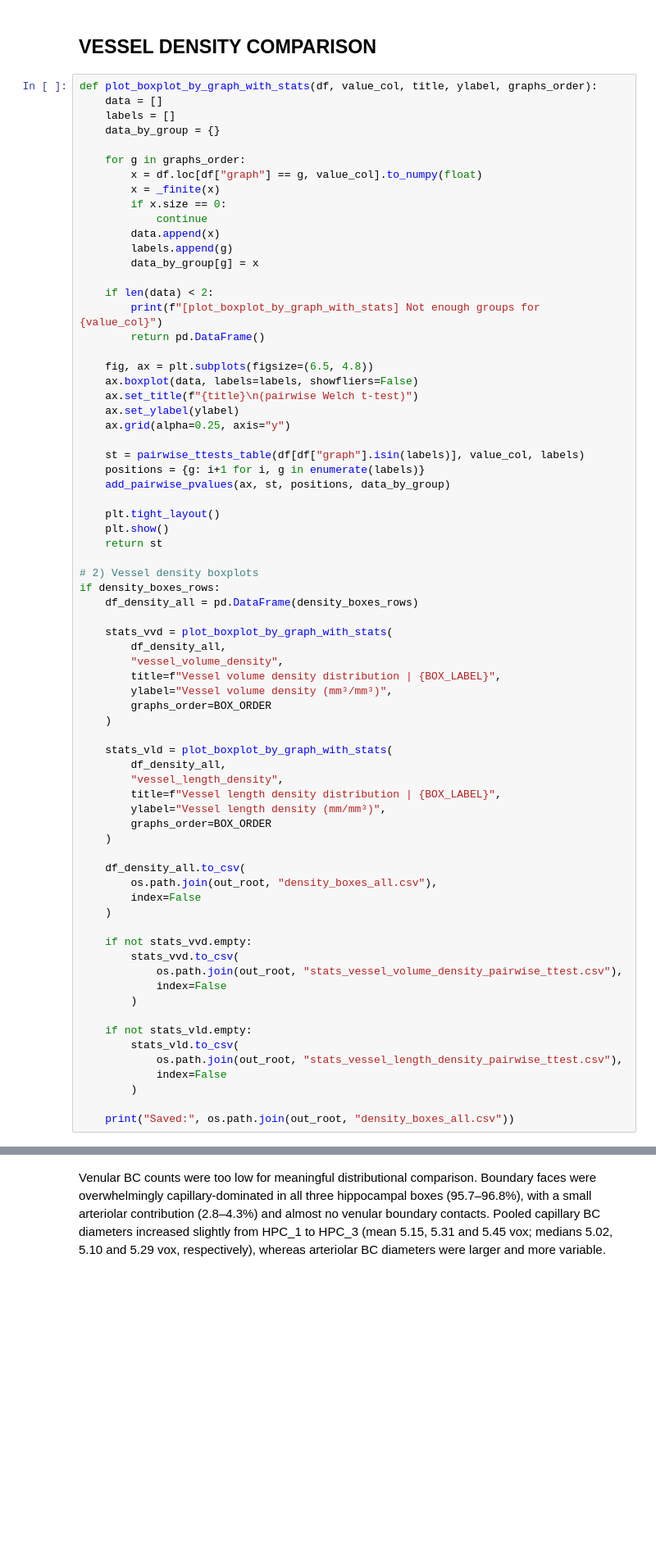
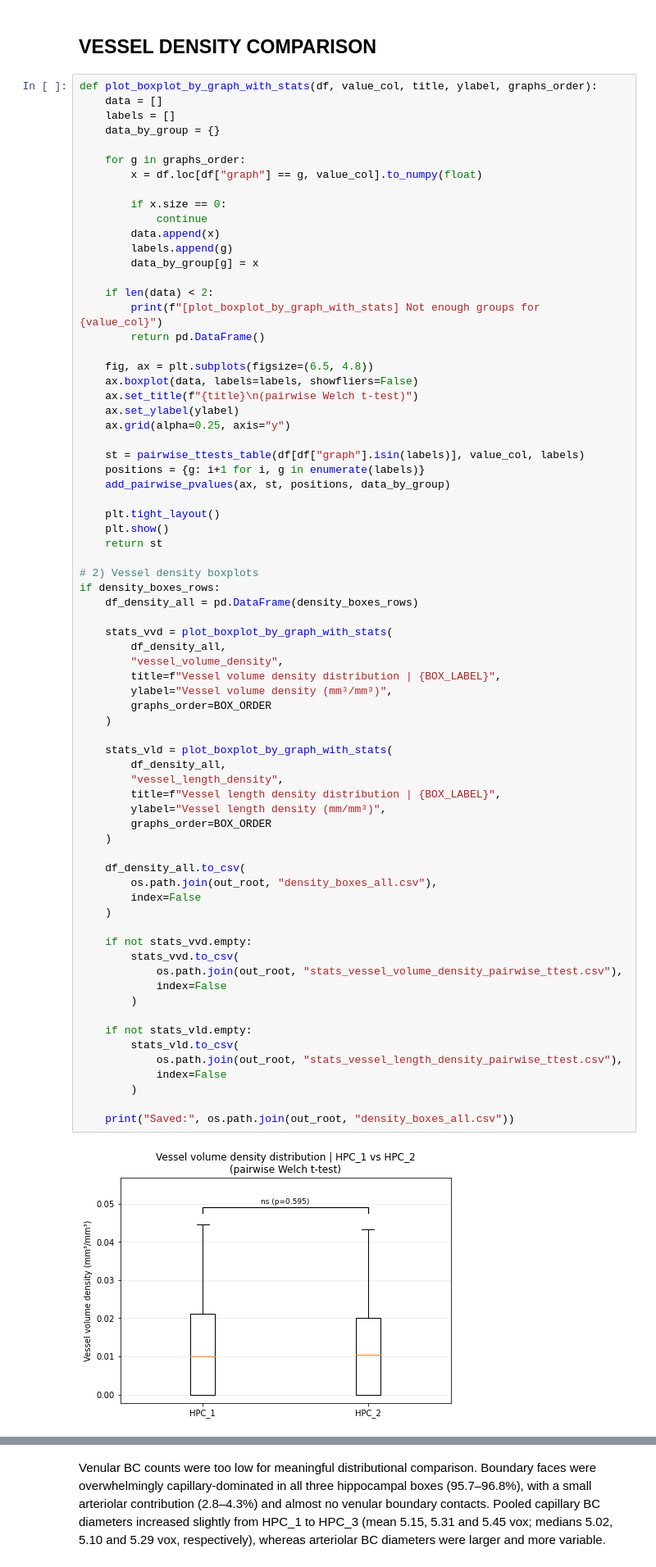
Before and after one commit to abarrio12/ARTORG, a Jupyter notebook: codes/Graph Analysis & by region/Graph analysis/test.ipynb, the cells around one changed output, grey strips where cells are left out. Shown at 82% size. Drawn from its saved outputs; the diff is of its cells as text; blank space fills up the shorter version.

Commit message:
merge vascular graph analysis

```diff
--- a/codes/Graph Analysis & by region/Graph analysis/test.ipynb
+++ b/codes/Graph Analysis & by region/Graph analysis/test.ipynb
@@ -5594,7 +2433,7 @@ def plot_boxplot_by_graph_with_stats(df, value_col, title, ylabel, graphs_order)
 
     for g in graphs_order:
         x = df.loc[df["graph"] == g, value_col].to_numpy(float)
-        x = _finite(x)
+
         if x.size == 0:
             continue
         data.append(x)
@@ -5630,30 +2469,32 @@ if density_boxes_rows:
         ylabel="Vessel volume density (mm³/mm³)",
         graphs_order=BOX_ORDER
     )
 
     stats_vld = plot_boxplot_by_graph_with_stats(
         df_density_all,
         "vessel_length_density",
         title=f"Vessel length density distribution | {BOX_LABEL}",
         ylabel="Vessel length density (mm/mm³)",
         graphs_order=BOX_ORDER
     )
 
     df_density_all.to_csv(
         os.path.join(out_root, "density_boxes_all.csv"),
         index=False
     )
 
     if not stats_vvd.empty:
         stats_vvd.to_csv(
             os.path.join(out_root, "stats_vessel_volume_density_pairwise_ttest.csv"),
             index=False
         )
 
     if not stats_vld.empty:
         stats_vld.to_csv(
             os.path.join(out_root, "stats_vessel_length_density_pairwise_ttest.csv"),
             index=False
         )
 
     print("Saved:", os.path.join(out_root, "density_boxes_all.csv"))
+# %% [output]
+[figure, added]
```
Also changed, not shown: parts of 21 cells of this notebook, 3 other files.
